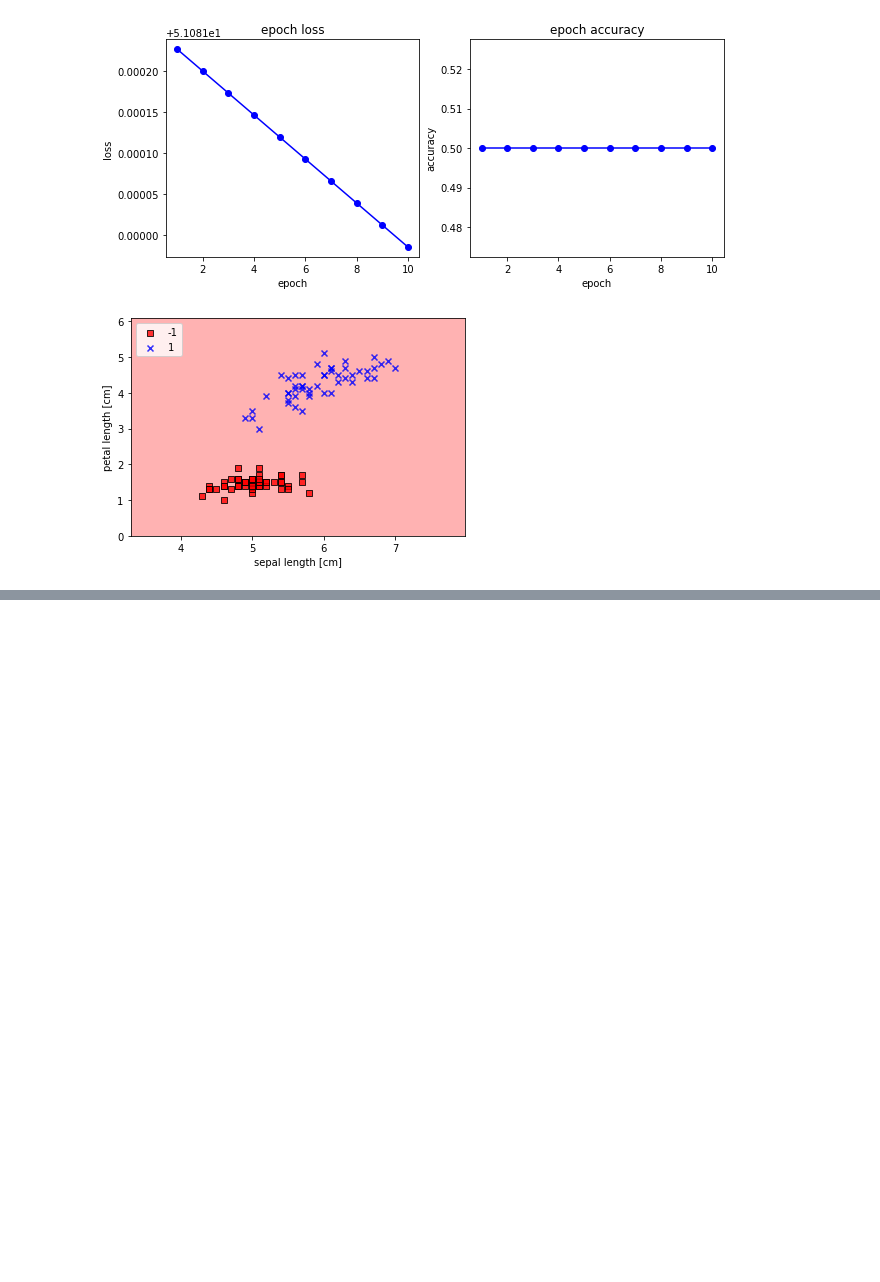
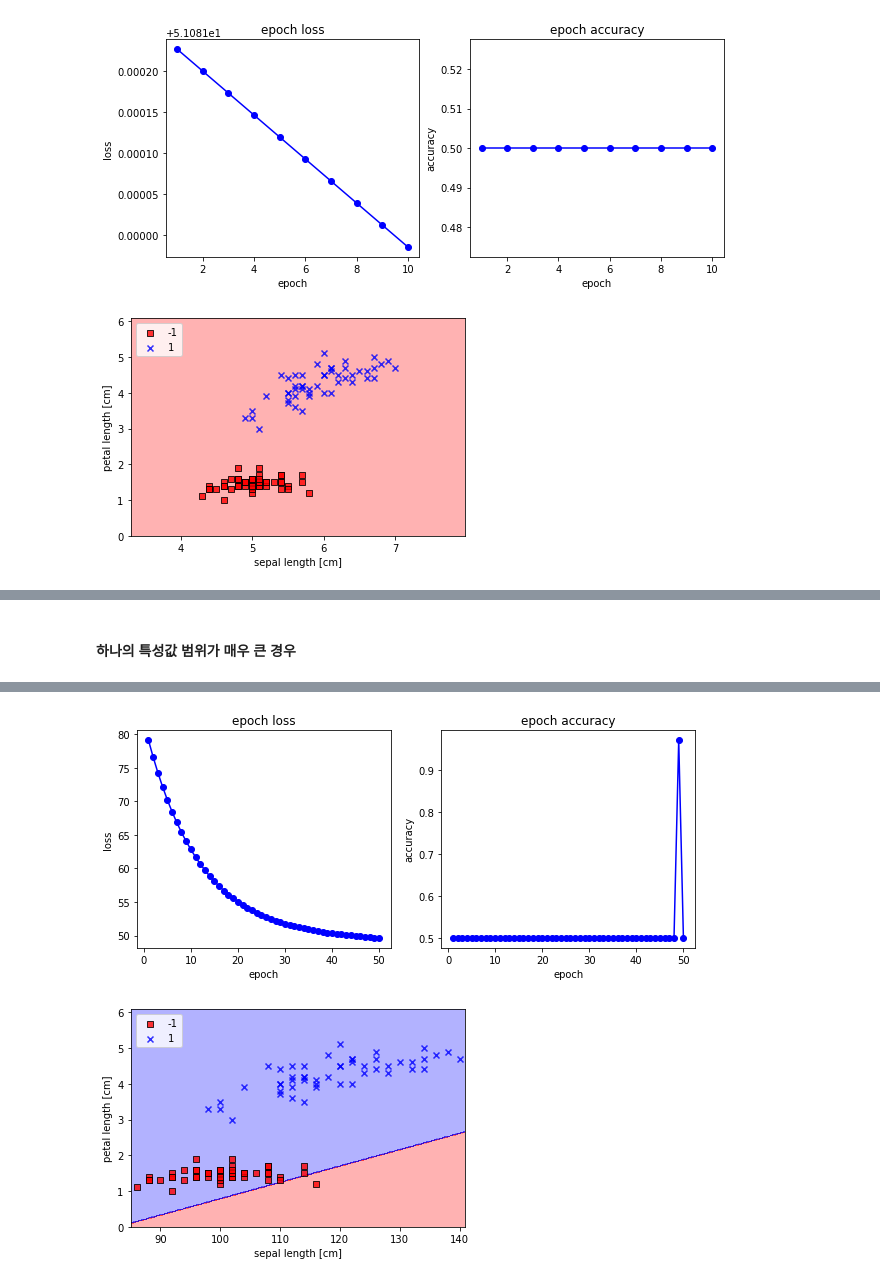
Before and after one commit to canlion/ml_study, a Jupyter notebook: 1_adaline.ipynb, the cells around one changed output, grey strips where cells are left out. Drawn from its saved outputs; the diff is of its cells as text; code cells hidden in the pictures; blank space fills up the shorter version.

```diff
--- a/1_adaline.ipynb
+++ b/1_adaline.ipynb
@@ -225,0 +272,27 @@ plot_decision_regions(X, y, adaline, x_label='sepal length [cm]', y_label='petal
+# %% [markdown]
+#### 하나의 특성값 범위가 매우 큰 경우
+# %%
+X_custom = X.copy()
+X_custom[:, 0] = X_custom[:, 0] * 20
+print(f'mean: {X_custom.mean(axis=0)} / std: {X_custom.std(axis=0)} / max: {X_custom.max(axis=0)} / min: {X_custom.min(axis=0)}')
+
+epochs=50
+adaline = ADALINE(2, 0.000001610)
+adaline.fit(X_custom, y, epochs)
+
+fig, ax = plt.subplots(nrows=1, ncols=2, figsize=(10, 4))
+
+ax_0, ax_1 = ax[:2]
+ax_0.plot(range(1, epochs+1), adaline._loss_history, 'b', marker='o')
+ax_0.set_title('epoch loss')
+ax_0.set_xlabel('epoch')
+ax_0.set_ylabel('loss')
+
+ax_1.plot(range(1, epochs+1), adaline._accuracy_history, 'b', marker='o')
+ax_1.set_title('epoch accuracy')
+ax_1.set_xlabel('epoch')
+ax_1.set_ylabel('accuracy')
+plt.show()
+
+plot_decision_regions(X_custom, y, adaline, x_label='sepal length [cm]', y_label='petal length [cm]')
+# %% [output]
@@ -225,0 +316,2 @@ plot_decision_regions(X, y, adaline, x_label='sepal length [cm]', y_label='petal
+[figure, added]
+[figure, added]
```
Also changed, not shown: parts of 5 cells of this notebook.
